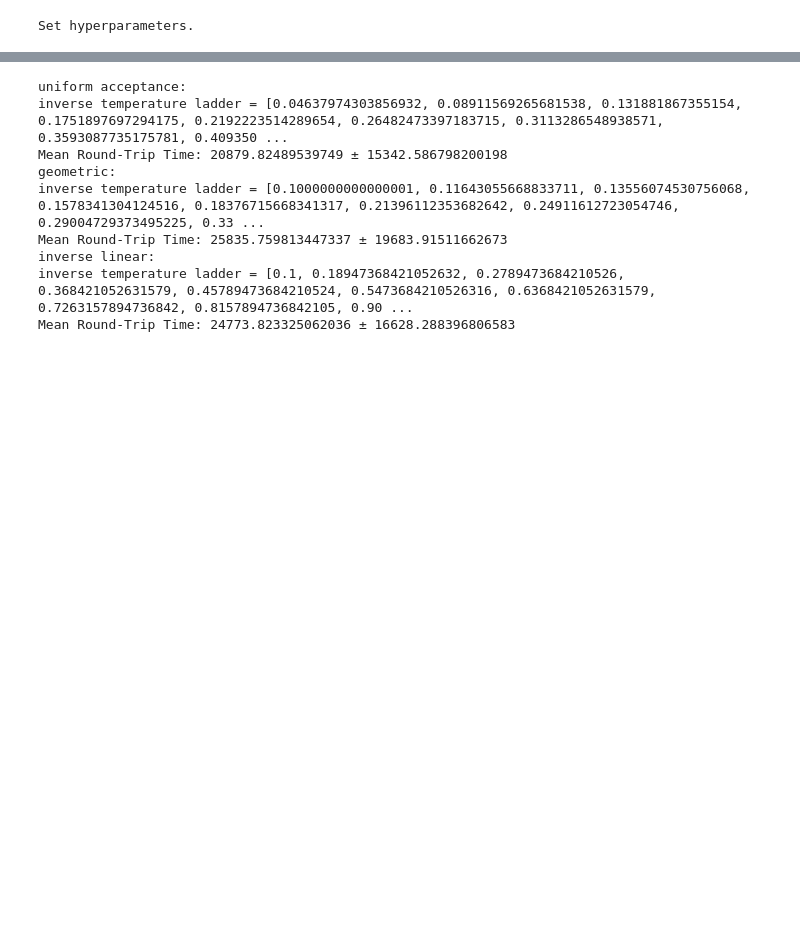
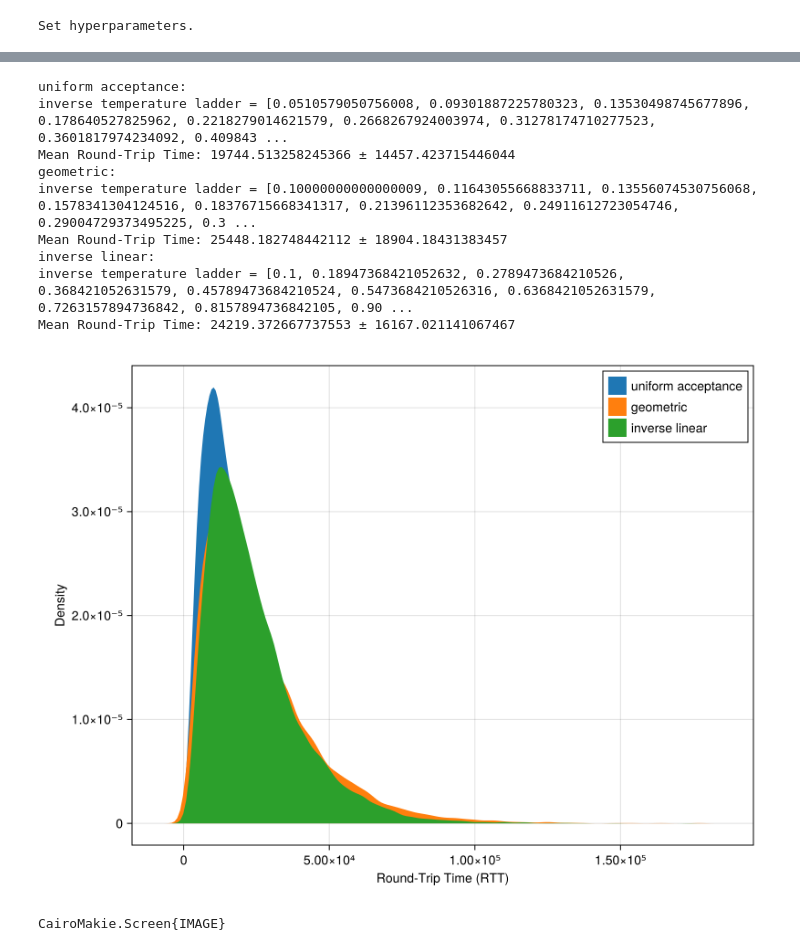
Before and after one commit to tatsuya0926/optimize-temperature-set, a Jupyter notebook: score_method/Ising_spin_glass/evaluate_rtt.ipynb, the cells around one changed output, grey strips where cells are left out. Cells and saved outputs as stored; diff of their text form; code cells hidden in the pictures; blank space fills up the shorter version.

Commit message:
Add: distribution of rtt in the XY model and Edwards-Anderson model

```diff
--- a/score_method/Ising_spin_glass/evaluate_rtt.ipynb
+++ b/score_method/Ising_spin_glass/evaluate_rtt.ipynb
@@ -20,8 +20,7 @@ N = 8
 β_min = 0.1
 β_max = 1.8
 M = 20
-mcSteps=10^7
-eqSteps=10^2
+mcSteps=10^6
 Jh = randn(N, N, N)
 Jv = randn(N, N, N)
 Jz = randn(N, N, N)
@@ -36,7 +35,7 @@ println("Set hyperparameters.")
 # %% [output]
 Set hyperparameters.
 # %%
-β_ladder_trace = [[0.04637974303856932, 0.08911569265681538, 0.131881867355154, 0.1751897697294175, 0.2192223514289654, 0.26482473397183715, 0.3113286548938571, 0.3593087735175781, 0.4093502963093775, 0.46243510053762077, 0.5180829471816236, 0.5782182390931703, 0.6471490210116588, 0.725708477037973, 0.8158184261336104, 0.9230535353743115, 1.056720737740695, 1.2390291680333412, 1.4984369140477953, 1.880176437241186]]
+β_ladder_trace = [[0.0510579050756008, 0.09301887225780323, 0.13530498745677896, 0.178640527825962, 0.2218279014621579, 0.2668267924003974, 0.31278174710277523, 0.3601817974234092, 0.4098439376522833, 0.4612320593910173, 0.5169917927567094, 0.5765959845825462, 0.6449282406749031, 0.7207362694682575, 0.8082388191236861, 0.910730429582541, 1.0350719577723617, 1.2041254559294863, 1.4441774585923004, 1.7999999999999998]]
 geometric_β_ladder = Utils.set_temperature_ladder(
     β_min,
     β_max;
@@ -58,37 +57,68 @@ push!(β_ladder_trace, inverse_linear_β_ladder)
  [0.1, 0.18947368421052632, 0.2789473684210526, 0.368421052631579, 0.45789473684210524, 0.5473684210526316, 0.6368421052631579, 0.7263157894736842, 0.8157894736842105, 0.9052631578947368, 0.9947368421 ...
 # %%
 mean_rtt_trace = []
-strategys = ["uniform acceptance", "geometric", "inverse linear"]
+strategies = ["uniform acceptance", "geometric", "inverse linear"]
+rtt_results = Dict{String, Vector{Float64}}()
 
-for (β_ladder, strategy) in zip(β_ladder_trace, strategys)
-    exchange_prob_means, all_rtts = SpinGlassCore.calc_acceptance_and_rtt(
-        N,
-        β_ladder,
-        Jh,
-        Jv,
-        Jz;
-        mcSteps=mcSteps,
-        eqSteps=eqSteps
-    )
-    mean_rtt = mean(all_rtts)
+for (β_ladder, strategy) in zip(β_ladder_trace, strategies)
+    all_rtts_trace = []
+    for i in 1:20
+        p = i * 0.05
+        config = SpinGlassCore.initial_state(N; p=p)
+        _, all_rtts = SpinGlassCore.calc_acceptance_and_rtt(
+            N,
+            config,
+            β_ladder,
+            Jh,
+            Jv,
+            Jz;
+            mcSteps=mcSteps
+        )
+        @info "rtts_trace: $all_rtts"
+        append!(all_rtts_trace, all_rtts)
+    end
+    mean_rtt = mean(all_rtts_trace)
+    rtt_results[strategy] = convert(Vector{Float64}, all_rtts_trace)
 
     @info """
         $strategy:
         inverse temperature ladder = $β_ladder,
-        Mean Round-Trip Time: $mean_rtt ± $(Statistics.std(all_rtts))"""
+        Mean Round-Trip Time: $mean_rtt ± $(Statistics.std(all_rtts_trace))"""
     println("""
         $strategy:
         inverse temperature ladder = $β_ladder,
-        Mean Round-Trip Time: $mean_rtt ± $(Statistics.std(all_rtts))"""
+        Mean Round-Trip Time: $mean_rtt ± $(Statistics.std(all_rtts_trace))"""
     )
 end
 # %% [output]
 uniform acceptance:
-inverse temperature ladder = [0.04637974303856932, 0.08911569265681538, 0.131881867355154, 0.1751897697294175, 0.2192223514289654, 0.26482473397183715, 0.3113286548938571, 0.3593087735175781, 0.409350 ...
-Mean Round-Trip Time: 20879.82489539749 ± 15342.586798200198
+inverse temperature ladder = [0.0510579050756008, 0.09301887225780323, 0.13530498745677896, 0.178640527825962, 0.2218279014621579, 0.2668267924003974, 0.31278174710277523, 0.3601817974234092, 0.409843 ...
+Mean Round-Trip Time: 19744.513258245366 ± 14457.423715446044
 geometric:
-inverse temperature ladder = [0.1000000000000001, 0.11643055668833711, 0.13556074530756068, 0.1578341304124516, 0.18376715668341317, 0.21396112353682642, 0.24911612723054746, 0.29004729373495225, 0.33 ...
-Mean Round-Trip Time: 25835.759813447337 ± 19683.91511662673
+inverse temperature ladder = [0.10000000000000009, 0.11643055668833711, 0.13556074530756068, 0.1578341304124516, 0.18376715668341317, 0.21396112353682642, 0.24911612723054746, 0.29004729373495225, 0.3 ...
+Mean Round-Trip Time: 25448.182748442112 ± 18904.18431383457
 inverse linear:
 inverse temperature ladder = [0.1, 0.18947368421052632, 0.2789473684210526, 0.368421052631579, 0.45789473684210524, 0.5473684210526316, 0.6368421052631579, 0.7263157894736842, 0.8157894736842105, 0.90 ...
-Mean Round-Trip Time: 24773.823325062036 ± 16628.288396806583
+Mean Round-Trip Time: 24219.372667737553 ± 16167.021141067467
+# %%
+fig = Figure(size=(800, 600))
+ax = Axis(fig[1, 1],
+    xlabel="Round-Trip Time (RTT)",
+    ylabel="Density",
+    # title="Distribution of Round-Trip Times for Different Strategies"
+)
+plot_colors = [colorant"#1f77b4", colorant"#ff7f0e", colorant"#2ca02c"]
+
+for (i, strategy) in enumerate(strategies)
+    if haskey(rtt_results, strategy) && !isempty(rtt_results[strategy])
+        density!(ax, rtt_results[strategy], label=strategy, color = plot_colors[i])
+    else
+        println("Warning: No RTT data for strategy '$strategy'. Skipping plot.")
+    end
+end
+
+axislegend(ax)
+display(fig)
+# %% [output]
+[figure, added]
+CairoMakie.Screen{IMAGE}
```
Also changed, not shown: parts of 6 cells of this notebook, 3 other files.
